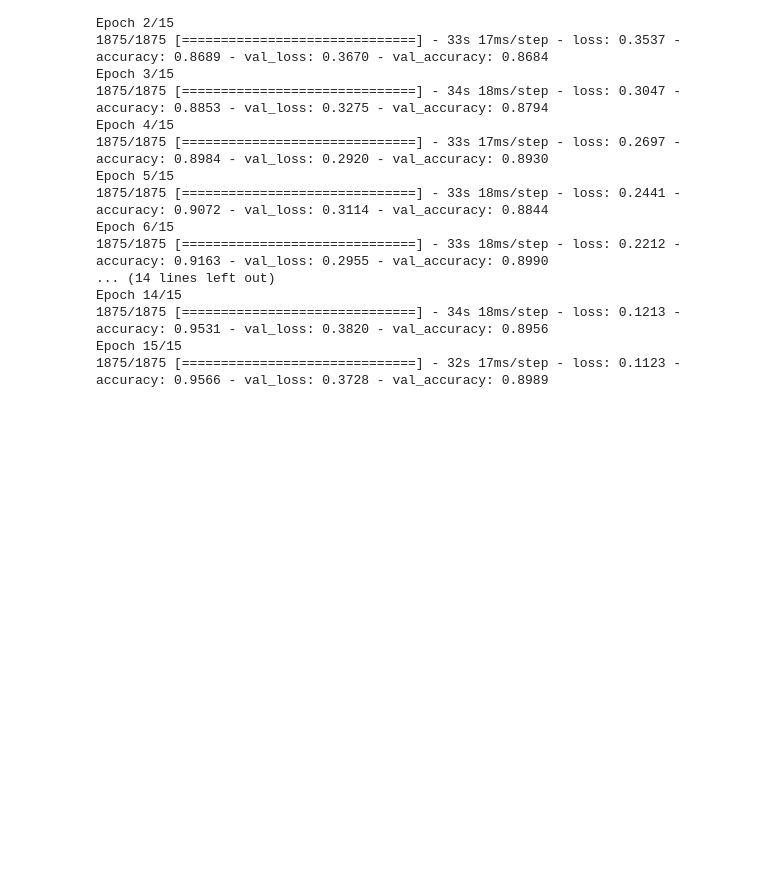
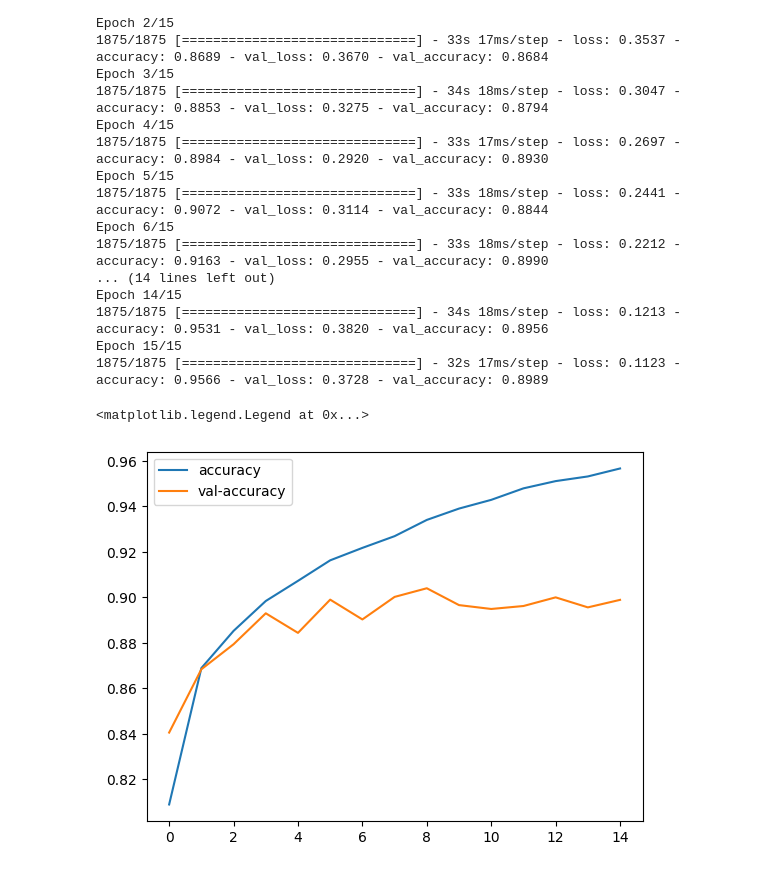
Before and after one commit to adity1997/Fashion_MNIST_CNN, a Jupyter notebook: Fashion_MNIST_Dataset.ipynb, the cells around one changed output. Drawn from its saved outputs; the diff is of its cells as text; code cells hidden in the pictures; blank space fills up the shorter version.

```diff
--- a/Fashion_MNIST_Dataset.ipynb
+++ b/Fashion_MNIST_Dataset.ipynb
@@ -64,3 +64,10 @@ Epoch 14/15
 1875/1875 [==============================] - 34s 18ms/step - loss: 0.1213 - accuracy: 0.9531 - val_loss: 0.3820 - val_accuracy: 0.8956
 Epoch 15/15
 1875/1875 [==============================] - 32s 17ms/step - loss: 0.1123 - accuracy: 0.9566 - val_loss: 0.3728 - val_accuracy: 0.8989
+# %%
+plt.plot(r.history['accuracy'], label='accuracy')
+plt.plot(r.history['val_accuracy'], label='val-accuracy')
+plt.legend()
+# %% [output]
+<matplotlib.legend.Legend at 0x...>
+[figure, added]
```
Also changed, not shown: parts of 1 cell of this notebook.
